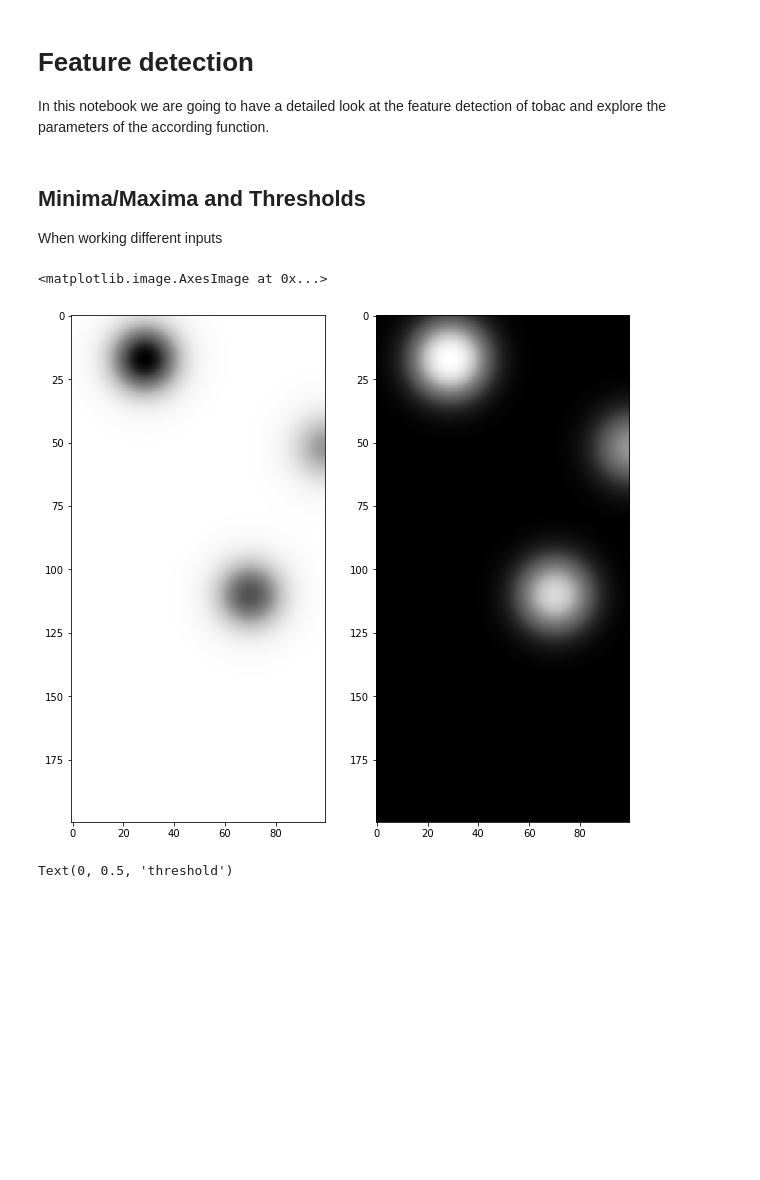
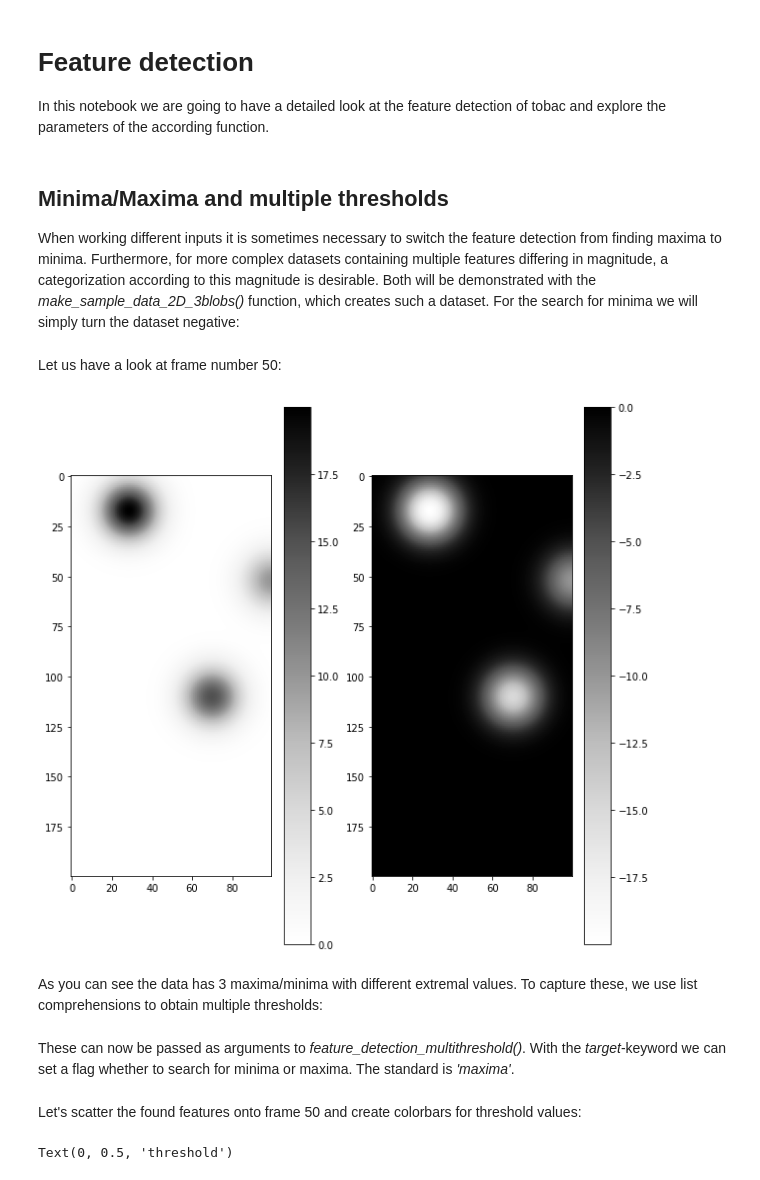
Before and after one commit to tobac-project/tobac-tutorials, a Jupyter notebook: tutorials/Tutorials/features.ipynb, the cells around one changed output. Saved outputs shown, nothing was run; the diff lists cells and outputs as text; code cells hidden in the pictures; blank space fills up the shorter version.

```diff
--- a/tutorials/Tutorials/features.ipynb
+++ b/tutorials/Tutorials/features.ipynb
@@ -10,21 +10,25 @@ import xarray as xr
 
 %matplotlib inline
 # %% [markdown]
-## Minima/Maxima and Thresholds
+## Minima/Maxima and multiple thresholds
 
-When working different inputs
+When working different inputs it is sometimes necessary to switch the feature detection from finding maxima to minima. Furthermore, for more complex datasets containing multiple features differing in magnitude, a categorization according to this magnitude is desirable. Both will be demonstrated with the *make_sample_data_2D_3blobs()* function, which creates such a dataset. For the search for minima we will simply turn the dataset negative:
 # %%
 data = tobac.testing.make_sample_data_2D_3blobs()
-inv_data = -data
+neg_data = -data
+# %% [markdown]
+Let us have a look at frame number 50:
 # %%
 n = 50
 
 fig, (ax1, ax2) = plt.subplots(ncols = 2, figsize = (10, 10))
 
-ax1.imshow(data.data[50], cmap = 'Greys')
-#ax1.colorbar()
+im1 = ax1.imshow(data.data[50], cmap = 'Greys')
+cbar = plt.colorbar(im1, ax = ax1)
 
-ax2.imshow(inv_data.data[50], cmap = 'Greys')
+im2 = ax2.imshow(neg_data.data[50], cmap = 'Greys')
+cbar = plt.colorbar(im2, ax = ax2)
 # %% [output]
-<matplotlib.image.AxesImage at 0x...>
-[figure, old version]
+[figure, new version]
+# %% [markdown]
+As you can see the data has 3 maxima/minima with different extremal values. To capture these, we use list comprehensions to obtain multiple thresholds:
@@ -31,3 +38,5 @@ ax2.imshow(inv_data.data[50], cmap = 'Greys')
+# %% [markdown]
+These can now be passed as arguments to *feature_detection_multithreshold()*. With the *target*-keyword we can set a flag whether to search for minima or maxima. The standard is *'maxima'*.
 # %%
 %%capture
 
@@ -38,5 +45,7 @@ inv_thresholds = [-i for i in range(9, 18)]
 features = tobac.themes.tobac_v1.feature_detection_multithreshold(data, dxy, thresholds, target = 'maximum')
 features_inv = tobac.themes.tobac_v1.feature_detection_multithreshold(inv_data, dxy, inv_thresholds, target = 'minimum')
+# %% [markdown]
+Let's scatter the found features onto frame 50 and create colorbars for threshold values:
 # %%
 mask_1 = features['frame'] == n
 mask_2 = features_inv['frame'] == n
```
Also changed, not shown: parts of 15 cells of this notebook.
